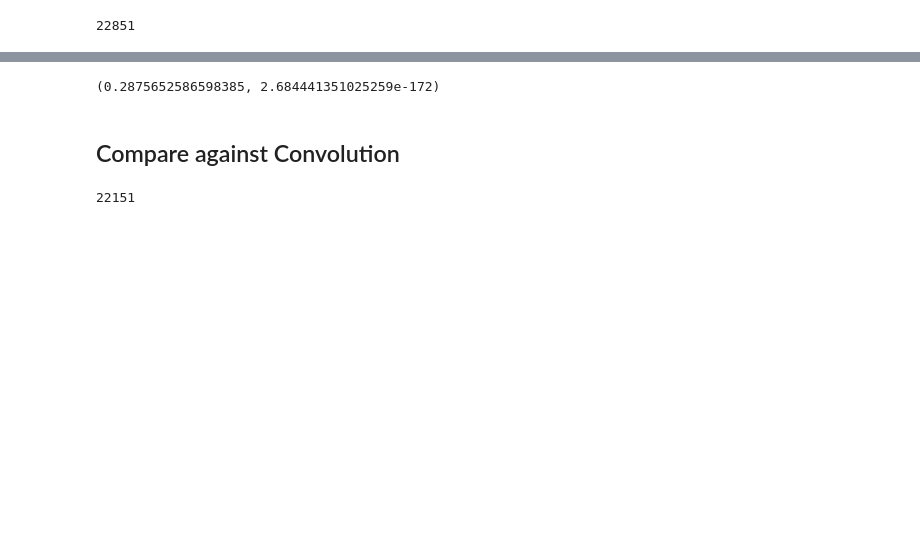
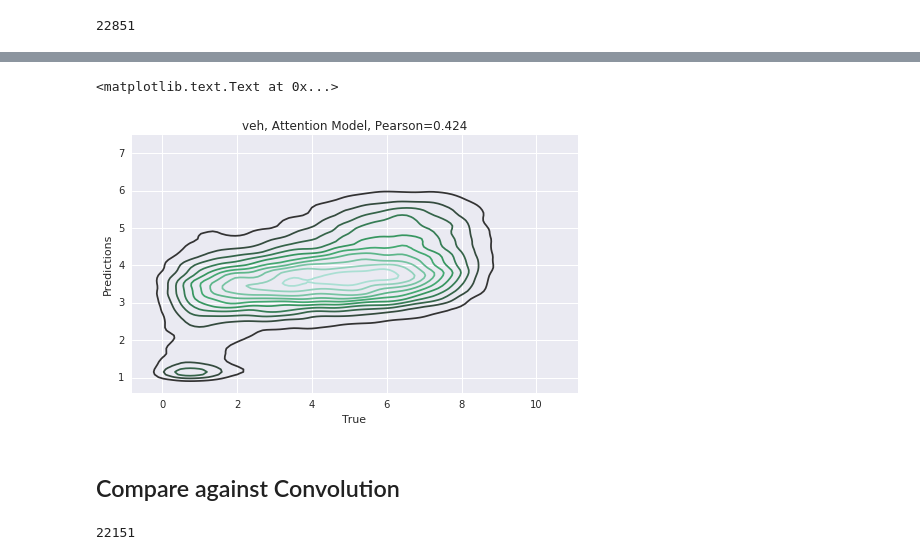
Before and after one commit to jenhantao/genomic_grammar, a Jupyter notebook: Attention Only Regression Analysis.ipynb, the cells around one changed output, grey strips where cells are left out. Saved outputs shown, nothing was run; the diff lists cells and outputs as text; code cells hidden in the pictures; blank space fills up the shorter version.

```diff
--- a/Attention Only Regression Analysis.ipynb
+++ b/Attention Only Regression Analysis.ipynb
@@ -432,14 +436,14 @@ def get_dotProductAttention_regression_model(total_seq_length,
     dot_product = Dot(axes=(2,2),name='dot_product')
     attention_weights = dot_product([weighted_queries, weighted_keys])
 
-    scaling_layer = Lambda(lambda x: x/(int(attention_weights.shape[1])**-2),
-        name='scaling_layer')
-    scaled_attention_weights = scaling_layer(attention_weights)
-
+#     scaling_layer = Lambda(lambda x: x/(int(num_motifs*2)**-2),
+#         name='scaling_layer')
+#     scaled_attention_weights = scaling_layer(attention_weights)
 
     ### apply softmax ###
     softmax_layer = Softmax(axis=1, name='attention_softmax_layer')
-    attention_softmax_layer_out = softmax_layer(scaled_attention_weights)
+#     attention_softmax_layer_out = softmax_layer(scaled_attention_weights)
+    attention_softmax_layer_out = softmax_layer(attention_weights)
 
     ### weight values ###
     value_transformer = TimeDistributed(Projection(units=1),
@@ -476,15 +480,9 @@ def get_dotProductAttention_regression_model(total_seq_length,
     # define and compile model
     model = Model(inputs=[input_fwd, input_rev], outputs=predictions)
 
-#     model.compile(loss=keras.losses.mean_squared_logarithmic_error,
-#                   optimizer = keras.optimizers.RMSprop(),
-#                   metrics = [pearson_correlation])
-    model.compile(loss=keras.losses.mean_absolute_error,
+    model.compile(loss=keras.losses.mean_squared_logarithmic_error,
                   optimizer = keras.optimizers.RMSprop(),
                   metrics = [pearson_correlation])
-#     model.compile(loss=keras.losses.mean_squared_error,
-#                   optimizer = keras.optimizers.RMSprop(),
-#                   metrics = [pearson_correlation])
 
 
     return model
@@ -550,15 +548,16 @@ Epoch 10/10
 <keras.callbacks.History at 0x...>
-# %%
-predictions = dotProductAttention_regression_model.predict([x_test, x_rc_test])
-
-# roc = sklearn.metrics.roc_auc_score([y[1] for y in y_test], probs[:,1], )
-# precision = sklearn.metrics.precision_score([y[1] for y in y_test], [1 if x > 0.5 else 0 for x in probs[:,1]])
-# acc = dotProductAttention_model.evaluate([x_test, x_rc_test], y_test, verbose=0)[1]
-# print(roc, precision, acc)
-
-scipy.stats.pearsonr(y_test, predictions.flatten())
-# %% [output]
-(0.2875652586598385, 2.684441351025259e-172)
+# %%
+predictions = dotProductAttention_regression_model.predict([sequence_arrays, sequence_rc_arrays])
+
+pearson, _ = scipy.stats.pearsonr(labels, predictions.flatten())
+sns.kdeplot(labels, predictions.flatten())
+plt.gca().set_aspect(1)
+plt.xlabel('True')
+plt.ylabel('Predictions')
+plt.title(treatment + ', Attention Model, Pearson='+str(np.round(pearson,3)))
+# %% [output]
+<matplotlib.text.Text at 0x...>
+[figure, added]
 # %% [markdown]
 ## Compare against Convolution
 # %%
```
Also changed, not shown: parts of 12 cells of this notebook.
